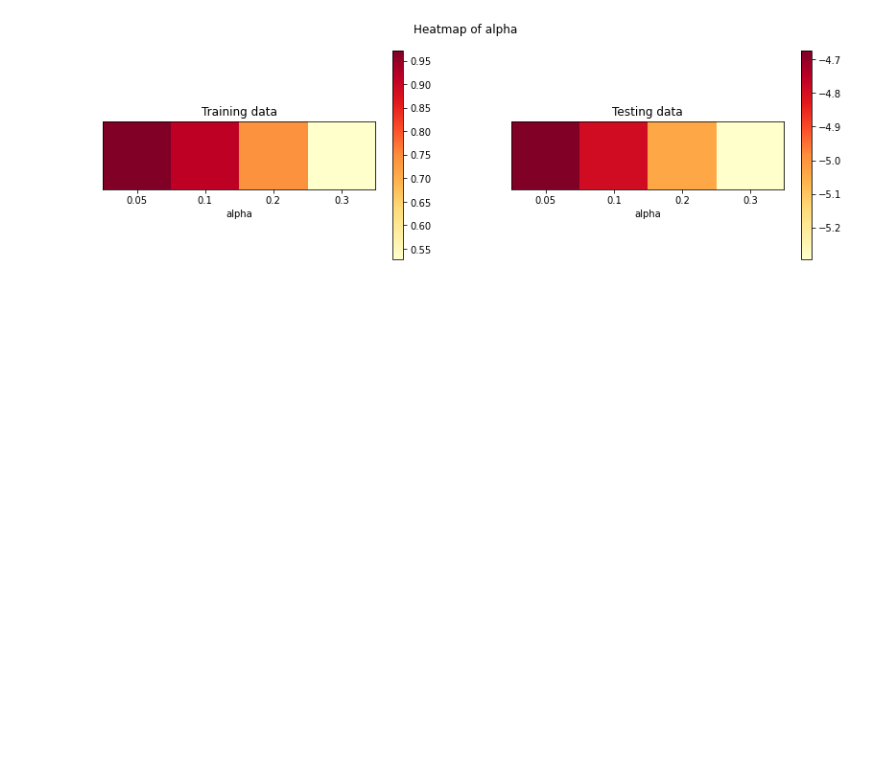
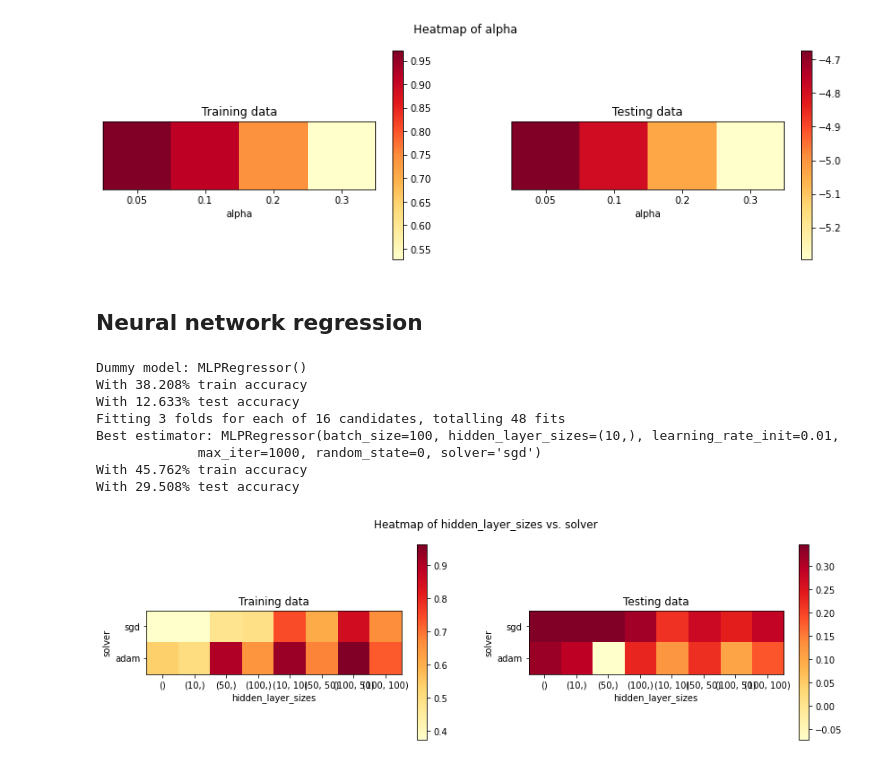
Before and after one commit to PBMocha/COMP432-MLProject, a Jupyter notebook: regression/Wine Quality - Red.ipynb, the cells around one changed output. Drawn from its saved outputs; the diff is of its cells as text; code cells hidden in the pictures; blank space fills up the shorter version.

Commit message:
Added neural network regression model

```diff
--- a/regression/Wine Quality - Red.ipynb
+++ b/regression/Wine Quality - Red.ipynb
@@ -205,3 +205,29 @@ Best estimator: GaussianProcessRegressor(alpha=0.05)
 With 97.013% train accuracy
 With -538.497% test accuracy
 [figure]
+# %% [markdown]
+## Neural network regression
+# %%
+# Test a few different hyperparameters for Neural Network Regression: hidden_layer_sizes, solver
+hl_vals = [(),(10,),(50,),(100,),(10,10),(50,50),(100,50),(100,100)]
+solv_vals = ['sgd','adam']
+param_grid_nnr = {'hidden_layer_sizes' : hl_vals, 'solver' : solv_vals}
+
+# Train a dummy Neural Net model with default values
+dummy_nn = train_dummy_model(X_trn, y_trn, X_tst, y_tst, sklearn.neural_network.MLPRegressor)
+
+# Train different Neural Net models, using grid search and cross validation to find best hyperparameters.
+gs_nn = grid_search(X_trn, y_trn, X_tst, y_tst, sklearn.neural_network.MLPRegressor,param_grid_nnr,activation='relu',max_iter=1000,batch_size=100,learning_rate_init=0.01,random_state=0)
+
+# Plot heatmap of the gridsearch
+plot_gridsearch_2(gs_nn, hl_vals, solv_vals, 'hidden_layer_sizes', 'solver')
+# %% [output]
+Dummy model: MLPRegressor()
+With 38.208% train accuracy
+With 12.633% test accuracy
+Fitting 3 folds for each of 16 candidates, totalling 48 fits
+Best estimator: MLPRegressor(batch_size=100, hidden_layer_sizes=(10,), learning_rate_init=0.01,
+             max_iter=1000, random_state=0, solver='sgd')
+With 45.762% train accuracy
+With 29.508% test accuracy
+[figure, added]
```
Also changed, not shown: 4 other files.
